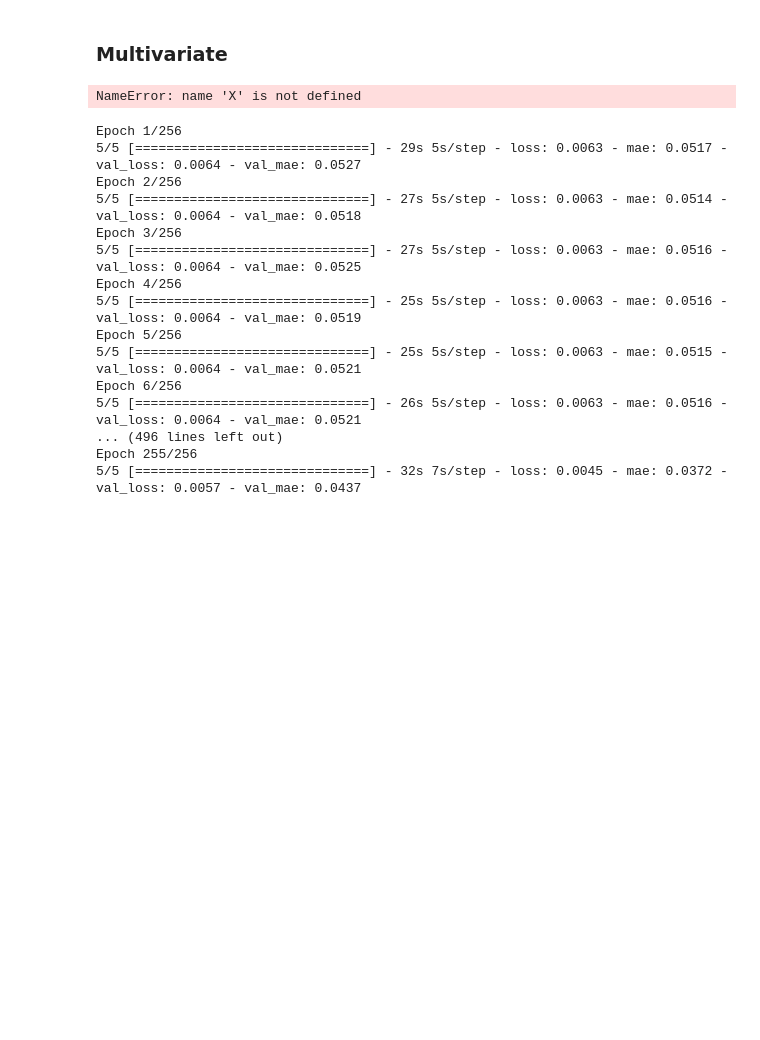
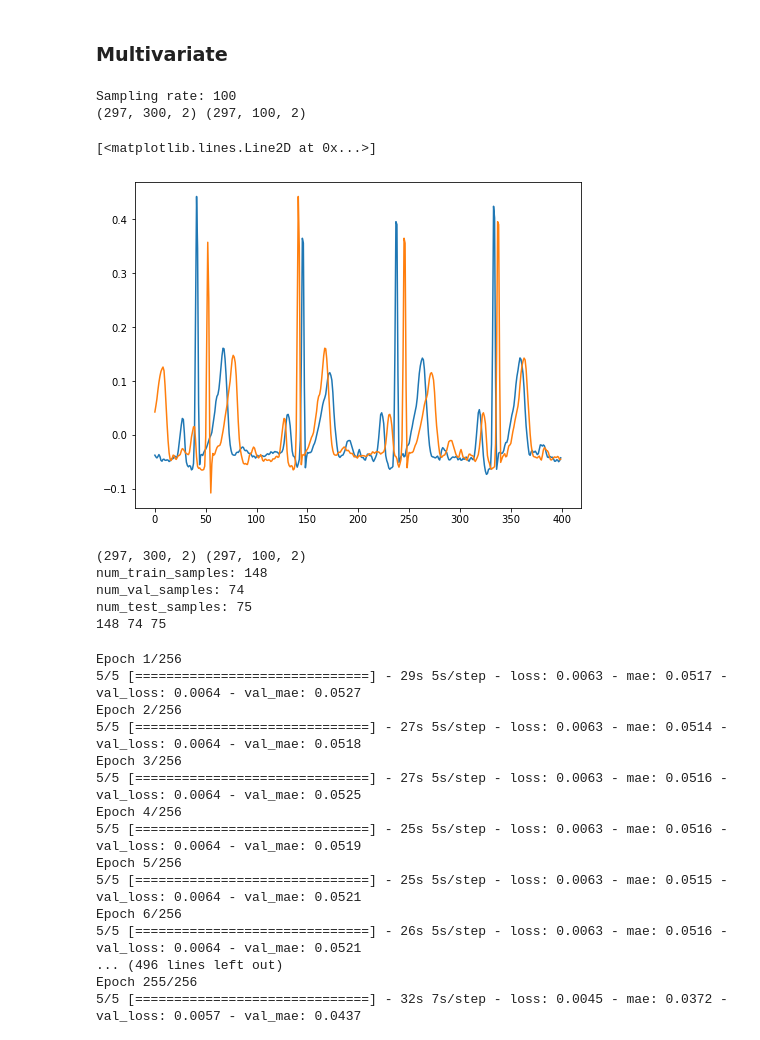
Before and after one commit to visserle/two-hearts, a Jupyter notebook: 03b_multivariate_forecast.ipynb, the cells around one changed output. Saved outputs shown, nothing was run; the diff lists cells and outputs as text; code cells hidden in the pictures; blank space fills up the shorter version.

```diff
--- a/03b_multivariate_forecast.ipynb
+++ b/03b_multivariate_forecast.ipynb
@@ -62,7 +61,7 @@ def split_sequences(sequences, n_steps_in, n_steps_out):
     X, y = list(), list()
     for i in range(len(sequences)):
         ''' Warning: may overlap between participants when i < Hz (?) + randomization??? '''
-        if i % 100 == 0: # to reduce redundancy
+        if i % (sampling_rate) == 0: # to reduce redundancy in ECG-data ## maybe even == sampling_rate to completely *remove* redundancy?
             # find the end of this pattern
             end_ix = i + n_steps_in
             out_end_ix = end_ix + n_steps_out
@@ -71,34 +70,41 @@ def split_sequences(sequences, n_steps_in, n_steps_out):
                 break
             # gather input and output parts of the pattern
             seq_x, seq_y = sequences[i:end_ix, :], sequences[end_ix:out_end_ix, :]
             X.append(seq_x)
             y.append(seq_y)
     return array(X), array(y)
 
 # define input sequence
-''' only for 2 participants so far'''
+''' only for dyads'''
 in_seq1 = data[0]
 in_seq2 = data[16]
 # convert to [rows, columns] structure
 in_seq1 = in_seq1.reshape((len(in_seq1), 1))
 in_seq2 = in_seq2.reshape((len(in_seq2), 1))
 # horizontally stack columns
 dataset = hstack((in_seq1, in_seq2))
 # choose a number of time steps
 n_steps_in, n_steps_out = 3*sampling_rate, 1*sampling_rate
 # covert into input/output
 X, y = split_sequences(dataset, n_steps_in, n_steps_out)
 print(X.shape, y.shape)
+
 # summarize the data
 # for i in range(len(X)):
 #     print(X[i], y[i])
 # the dataset knows the number of features, e.g. 2
+
 n_features = X.shape[2]
 
 test = np.append(X[3,:,0], y[3,:,0])
 test2 = np.append(X[2,:,0], y[2,:,0])
 plt.plot(test)
 plt.plot(test2)
+# %% [output]
+Sampling rate: 100
+(297, 300, 2) (297, 100, 2)
+[<matplotlib.lines.Line2D at 0x...>]
+[figure, added]
 # %%
 # Data split
 print(X.shape,y.shape)
@@ -112,14 +118,18 @@ print("num_test_samples:", num_test_samples)
 
 X_train = X[:num_train_samples]
 y_train = y[:num_train_samples]
-X_vali =  X[num_train_samples:(num_train_samples+num_val_samples)]
+X_vali = X[num_train_samples:(num_train_samples+num_val_samples)]
 y_vali = y[num_train_samples:(num_train_samples+num_val_samples)]
 X_test = X[(num_train_samples+num_val_samples):]
 y_test = y[(num_train_samples+num_val_samples):]
 
 print(len(X_train), len(X_vali), len(X_test))
 # %% [output]
-NameError: name 'X' is not defined
+(297, 300, 2) (297, 100, 2)
+num_train_samples: 148
+num_val_samples: 74
+num_test_samples: 75
+148 74 75
 # %%
 # define model
 model = Sequential()
```
Also changed, not shown: parts of 4 cells of this notebook.
